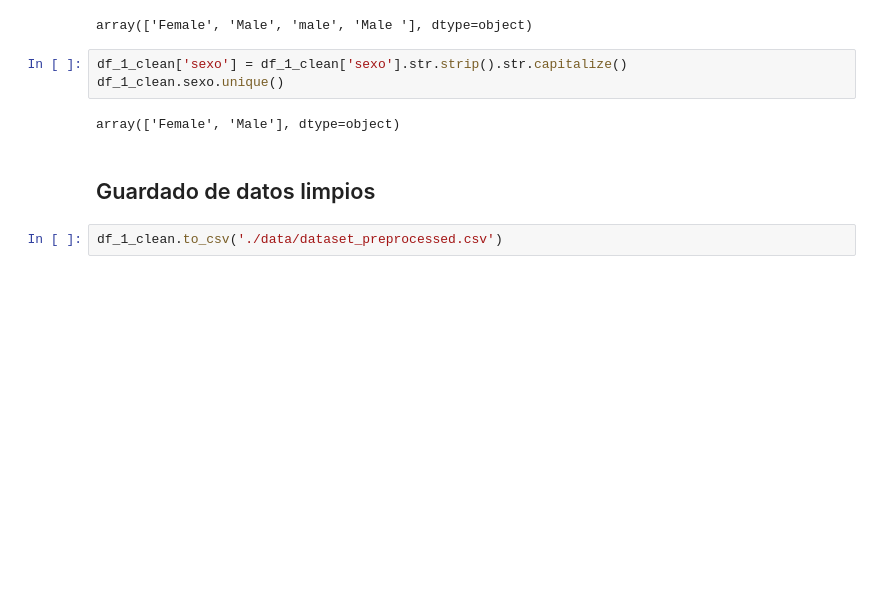
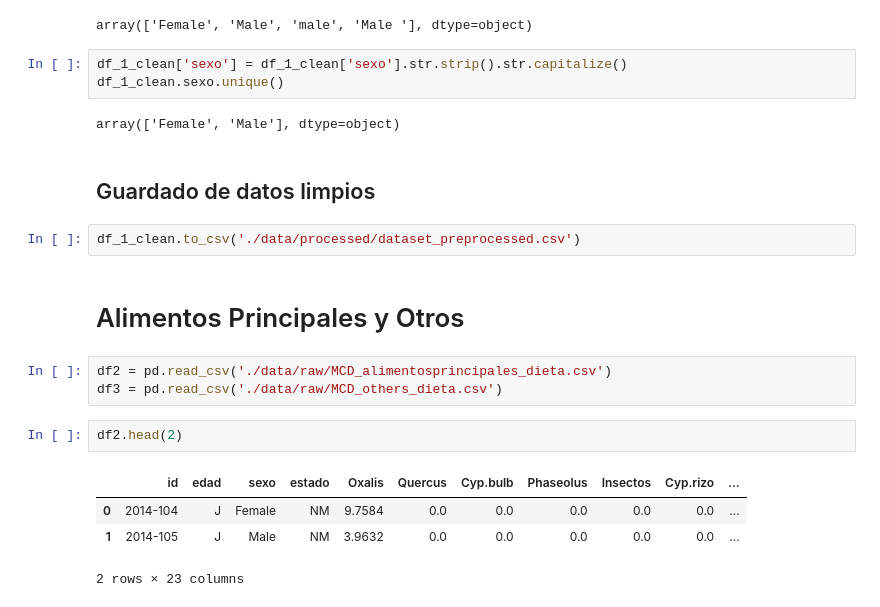
Before and after one commit to fofojaramillo/codornices-proyecto, a Jupyter notebook: Preparacion_de_datos.ipynb, the cells around one changed output. Saved outputs shown, nothing was run; the diff lists cells and outputs as text; blank space fills up the shorter version.

Commit message:
Ajustes para datasets

```diff
--- a/Preparacion_de_datos.ipynb
+++ b/Preparacion_de_datos.ipynb
@@ -199,4 +199,16 @@ array(['Female', 'Male'], dtype=object)
 # %% [markdown]
 ## Guardado de datos limpios
 # %%
-df_1_clean.to_csv('./data/dataset_preprocessed.csv')
+df_1_clean.to_csv('./data/processed/dataset_preprocessed.csv')
+# %% [markdown]
+# Alimentos Principales y Otros
+# %%
+df2 = pd.read_csv('./data/raw/MCD_alimentosprincipales_dieta.csv')
+df3 = pd.read_csv('./data/raw/MCD_others_dieta.csv')
+# %%
+df2.head(2)
+# %% [output]
+|  | id | edad | sexo | estado | Oxalis | Quercus | Cyp.bulb | Phaseolus | Insectos | Cyp.rizo | ... |
+| 0 | 2014-104 | J | Female | NM | 9.7584 | 0.0 | 0.0 | 0.0 | 0.0 | 0.0 | ... |
+| 1 | 2014-105 | J | Male | NM | 3.9632 | 0.0 | 0.0 | 0.0 | 0.0 | 0.0 | ... |
+2 rows × 23 columns
```
Also changed, not shown: parts of 31 cells of this notebook.
